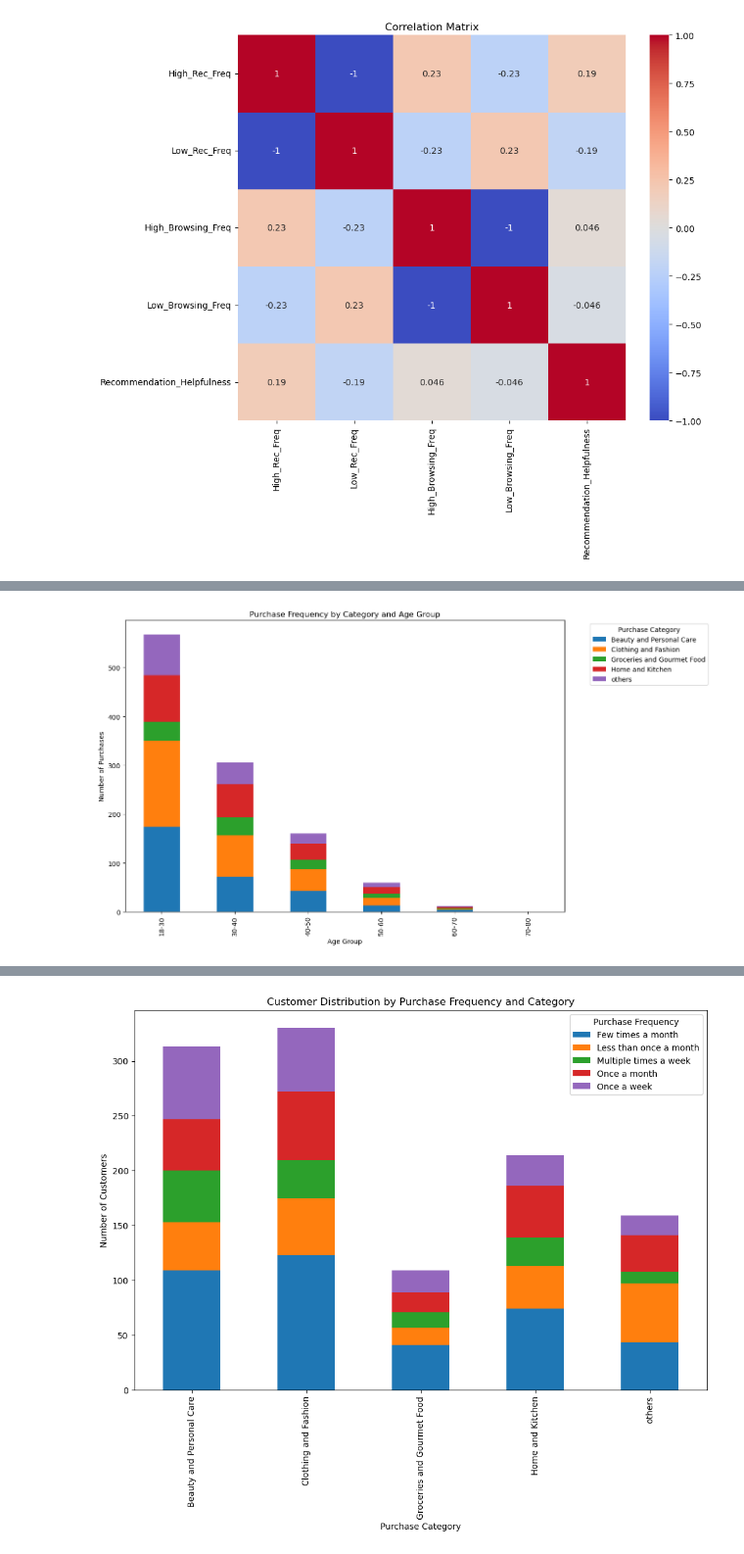
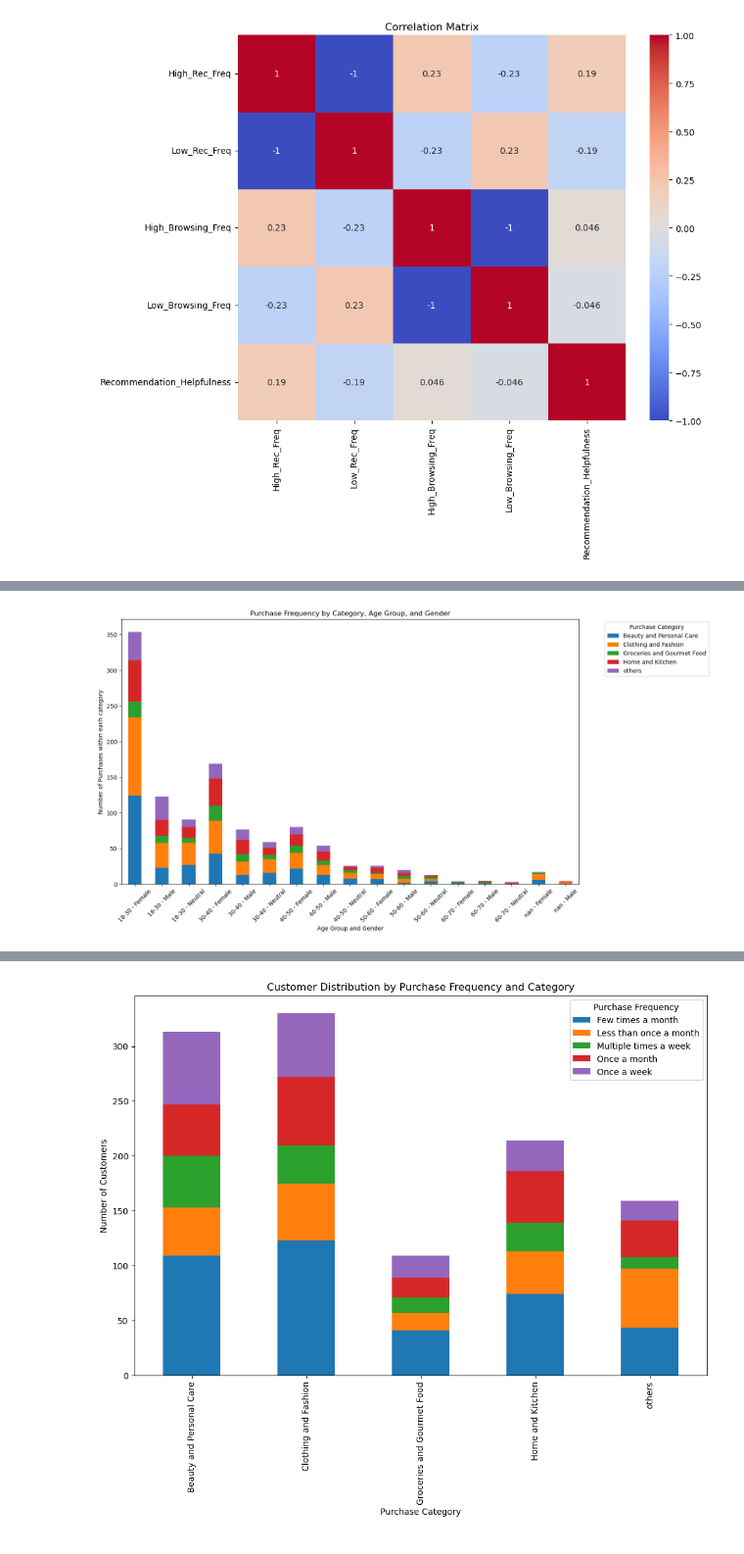
Before and after one commit to Famoushawk/Dm_project, a Jupyter notebook: DM.ipynb, the cells around one changed output, grey strips where cells are left out. Shown at 98% size. Drawn from its saved outputs; the diff is of its cells as text; code cells hidden in the pictures.

```diff
--- a/DM.ipynb
+++ b/DM.ipynb
@@ -50,2 +35,0 @@ print(data['Purchase_Categories'].unique())
-# %%
-data = data[data['age'] >= 18]
@@ -286,12 +292,0 @@ AttributeError: 'NoneType' object has no attribute 'split'
-# %%
-kmeans = KMeans(n_clusters=3, init='k-means++', max_iter=300, n_init=10, random_state=42)
-cluster_labels = kmeans.fit_predict(features)
-
-# Adding the cluster labels to your original DataFrame
-data['Cluster_Labels'] = cluster_labels
-
-# Check the value counts for each cluster
-print(data['Cluster_Labels'].value_counts())
-
-# Optionally, you can also examine the cluster centers
-print(kmeans.cluster_centers_)
@@ -388,6 +295,6 @@ Silhouette Score: 0.69
 data['Gender'] = data['Gender'].replace(['Others', 'Prefer not to say'], 'Neutral')
 
 # Create age groups
-bins = [20, 30, 40, 50, 60, 70, 80]  # Adjust bins as needed
-labels = ['18-30', '30-40', '40-50', '50-60', '60-70', '70-80']
+bins = [20, 30, 40, 50, 60, 70]  # Adjust bins as needed
+labels = ['18-30', '30-40', '40-50', '50-60', '60-70']
 data['Age_Group'] = pd.cut(data['age'], bins=bins, labels=labels, right=False)
@@ -419,22 +301,35 @@ plt.show()
 # %%
+
+
+# Assuming 'data' is your DataFrame
+
 # Step 1: Split 'Purchase_Categories' into individual entries
 split_categories = data['Purchase_Categories'].str.split(';', expand=True).stack().reset_index(level=1, drop=True)
 split_categories.name = 'Split_Category'
 data_split = data.join(split_categories)
 
-# Step 2: Group by 'Split_Category' and 'Age_Group' and count the number of occurrences
-category_age_group_count = data_split.groupby(['Split_Category', 'Age_Group']).size().unstack(fill_value=0)
+# Step 2: Convert 'Age_Group' and 'Gender' to strings if they are categorical
+data_split['Age_Group'] = data_split['Age_Group'].astype(str)
+data_split['Gender'] = data_split['Gender'].astype(str)
 
-# Step 3: Visualize the Data
-# Transpose the data so that age groups are on the x-axis
-category_age_group_count = category_age_group_count.T
+# Create a new column that combines 'Age_Group' and 'Gender'
+data_split['Age_Gender'] = data_split['Age_Group'] + " - " + data_split['Gender']
 
-# Plotting
-category_age_group_count.plot(kind='bar', stacked=True, figsize=(12, 8))
-plt.xlabel('Age Group')
-plt.ylabel('Number of Purchases')
-plt.title('Purchase Frequency by Category and Age Group')
+# Step 3: Group by 'Age_Gender' and 'Split_Category' and count occurrences
+category_age_gender_count = data_split.groupby(['Age_Gender', 'Split_Category']).size().reset_index(name='Count')
+
+# Pivot to get 'Age_Gender' on the x-axis and 'Split_Category' as separate columns
+category_pivot = category_age_gender_count.pivot(index='Age_Gender', columns='Split_Category', values='Count').fillna(0)
+
+# Step 4: Plot the data with seaborn for better aesthetics
+plt.figure(figsize=(15, 8))
+category_pivot.plot(kind='bar', stacked=True, ax=plt.gca())
+plt.xlabel('Age Group and Gender')
+plt.ylabel('Number of Purchases within each category')
+plt.title('Purchase Frequency by Category, Age Group, and Gender')
 plt.legend(title='Purchase Category', bbox_to_anchor=(1.05, 1), loc='upper left')
+plt.xticks(rotation=45)
+plt.tight_layout()
 plt.show()
 # %% [output]
-[figure, old version]
+[figure, new version]
```
Also changed, not shown: parts of 16 cells of this notebook.
